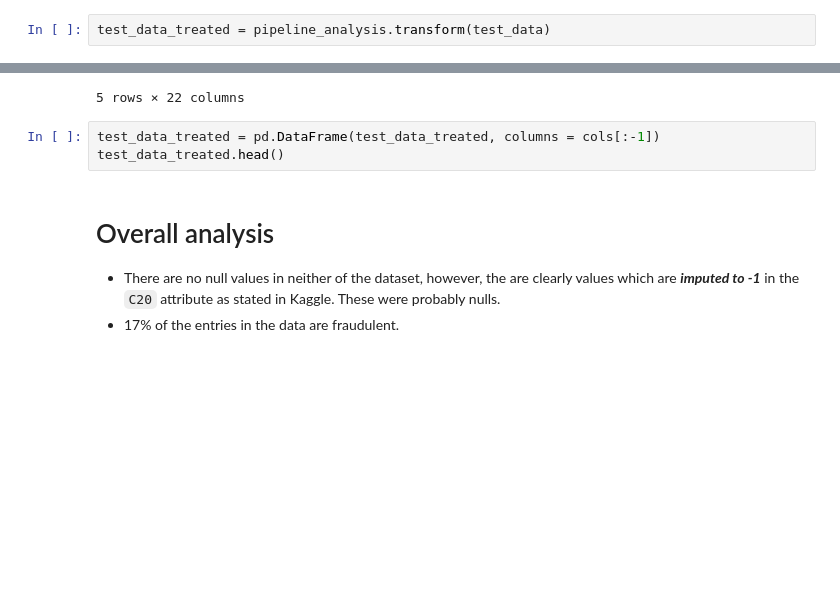
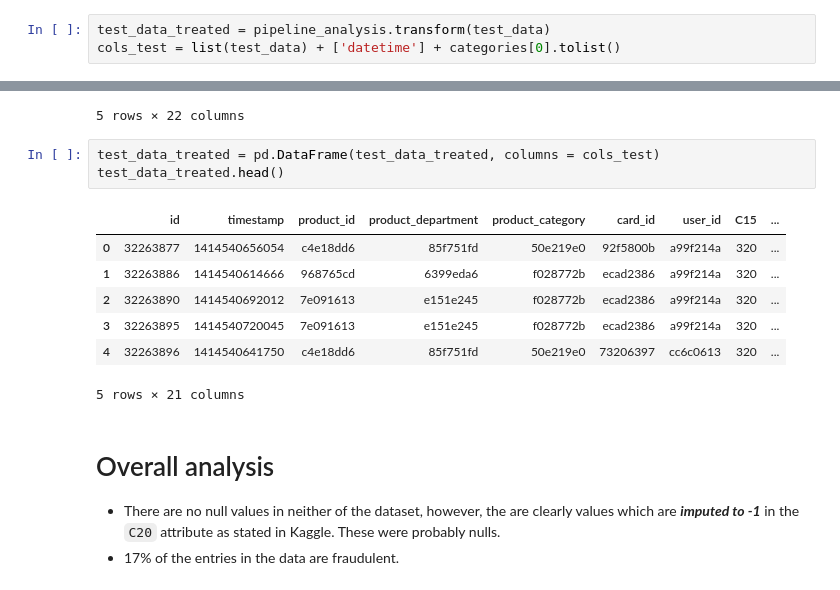
Before and after one commit to MLobo1997/catch-the-fraudster, a Jupyter notebook: dataset_analyzis.ipynb, the cells around one changed output, grey strips where cells are left out. Saved outputs shown, nothing was run; the diff lists cells and outputs as text; blank space fills up the shorter version.

```diff
--- a/dataset_analyzis.ipynb
+++ b/dataset_analyzis.ipynb
@@ -45,5 +42,6 @@ cols = list(train_data) + ['datetime'] + categories[0].tolist()
 # %%
 test_data_treated = pipeline_analysis.transform(test_data)
+cols_test = list(test_data) + ['datetime'] + categories[0].tolist()
 # %% [markdown]
 ### Convert to DataFrame
 Not necessary, we can always use the index from cols
@@ -61,8 +59,16 @@ train_data_treated.head()
 | 4 | 4 | 1413849935779 | 9166c161 | fe8cc448 | 0569f928 | ecad2386 | a99f214a | 320 | ... |
 5 rows × 22 columns
 # %%
-test_data_treated = pd.DataFrame(test_data_treated, columns = cols[:-1])
+test_data_treated = pd.DataFrame(test_data_treated, columns = cols_test)
 test_data_treated.head()
+# %% [output]
+|  | id | timestamp | product_id | product_department | product_category | card_id | user_id | C15 | ... |
+| 0 | 32263877 | 1414540656054 | c4e18dd6 | 85f751fd | 50e219e0 | 92f5800b | a99f214a | 320 | ... |
+| 1 | 32263886 | 1414540614666 | 968765cd | 6399eda6 | f028772b | ecad2386 | a99f214a | 320 | ... |
+| 2 | 32263890 | 1414540692012 | 7e091613 | e151e245 | f028772b | ecad2386 | a99f214a | 320 | ... |
+| 3 | 32263895 | 1414540720045 | 7e091613 | e151e245 | f028772b | ecad2386 | a99f214a | 320 | ... |
+| 4 | 32263896 | 1414540641750 | c4e18dd6 | 85f751fd | 50e219e0 | 73206397 | cc6c0613 | 320 | ... |
+5 rows × 21 columns
 # %% [markdown]
 # Overall analysis
 * There are no null values in neither of the dataset, however, the are clearly values which are ***imputed to -1*** in the `C20` attribute as stated in Kaggle. These were probably nulls.
```
Also changed, not shown: parts of 7 cells of this notebook.
